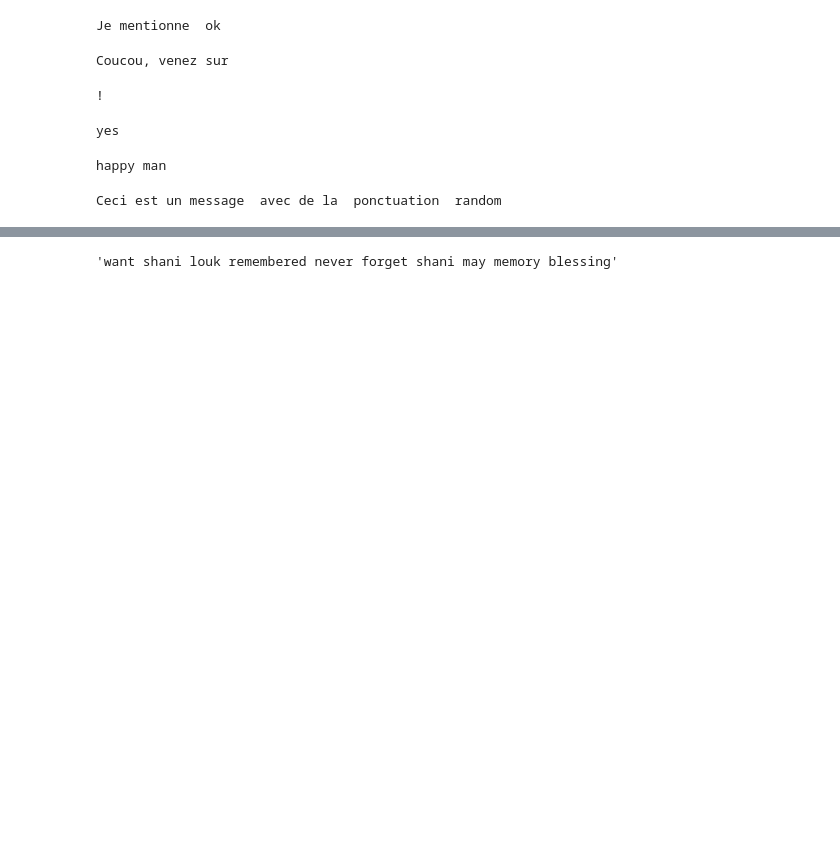
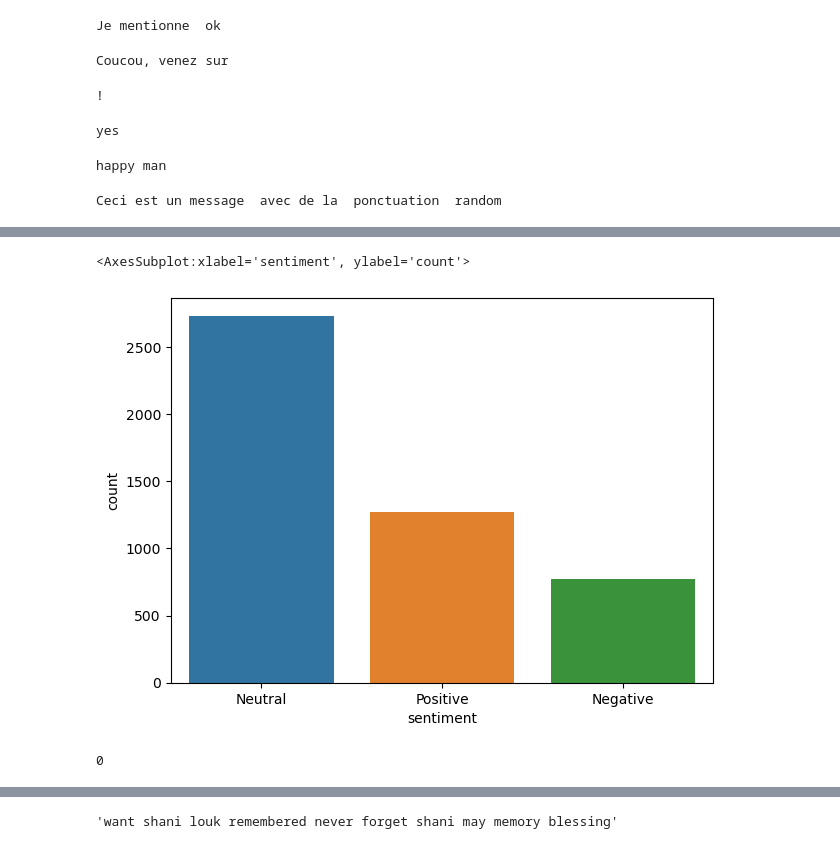
Before and after one commit to Ismailea4/Projet-PFA, a Jupyter notebook: Cleaning_data.ipynb, the cells around one changed output, grey strips where cells are left out. Cells and saved outputs as stored; diff of their text form; code cells hidden in the pictures; blank space fills up the shorter version.

```diff
--- a/Cleaning_data.ipynb
+++ b/Cleaning_data.ipynb
@@ -244,0 +413,15 @@ df3['text'] = df2['text'].apply(clean_tweet)
+# %%
+def polarity(text):
+    return TextBlob(text).sentiment.polarity
+# %%
+df3['sentiment_polarity']=df3['text'].apply(polarity)
+# %%
+def sentiment(label):
+    if label <0:
+        return "Negative"
+    elif label ==0:
+        return "Neutral"
+    elif label>0:
+        return "Positive"
+# %%
+df3['sentiment']=df3['sentiment_polarity'].apply(sentiment)
@@ -244,0 +451,10 @@ df3['text'] = df2['text'].apply(clean_tweet)
+# %%
+fig = plt.figure(figsize=(7,5))
+sns.countplot(x="sentiment",data=df3)
+# %% [output]
+<AxesSubplot:xlabel='sentiment', ylabel='count'>
+[figure, added]
+# %%
+len('')
+# %% [output]
+0
```
Also changed, not shown: parts of 22 cells of this notebook.
